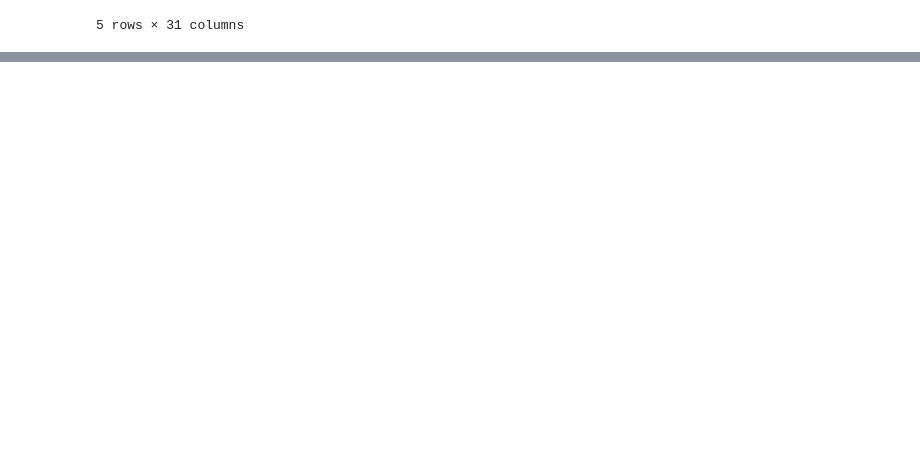
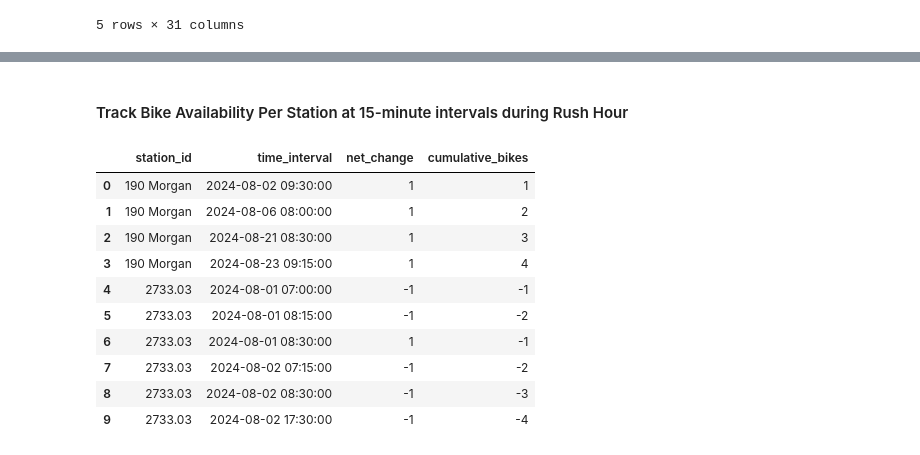
Before and after one commit to michaeltwersky/applied-ml-project, a Jupyter notebook: citibike_demand.ipynb, the cells around one changed output, grey strips where cells are left out. Saved outputs shown, nothing was run; the diff lists cells and outputs as text; code cells hidden in the pictures; blank space fills up the shorter version.

Commit message:
Performed Initial EDA + Bike Availability Analysis

```diff
--- a/citibike_demand.ipynb
+++ b/citibike_demand.ipynb
@@ -532,3 +535,5 @@ df_merged.to_csv('data/2024_08/df_merged.csv', index=False)
+# %%
+df_merged = pd.read_csv('data/2024_08/df_merged.csv', low_memory=False)
 # %%
 df_merged.info()
 # %% [output]
@@ -551,0 +662,10 @@ memory usage: 239.6+ MB
+# %%
+# Create 15-minute time intervals for grouping (Start)
+df_merged['start_time_interval'] = pd.to_datetime(df_merged['started_at']).dt.floor('15min')
+
+# Display sample of the new column
+print("Sample of start_time_interval:")
+print(df_merged[['started_at', 'start_time_interval']].head(10))
+
+# Show unique intervals
+print(f"\nNumber of unique 15-minute intervals: {df_merged['start_time_interval'].nunique()}")
@@ -551,0 +687,10 @@ memory usage: 239.6+ MB
+# %%
+# Create 15-minute time intervals for grouping (End)
+df_merged['end_time_interval'] = pd.to_datetime(df_merged['ended_at']).dt.floor('15min')
+
+# Display sample of the new column
+print("Sample of start_time_interval:")
+print(df_merged[['ended_at', 'end_time_interval']].head(10))
+
+# Show unique intervals
+print(f"\nNumber of unique 15-minute intervals: {df_merged['end_time_interval'].nunique()}")
@@ -551,0 +712,37 @@ memory usage: 239.6+ MB
+# %% [markdown]
+#### Track Bike Availability Per Station at 15-minute intervals during Rush Hour
+# %%
+# Create departure events
+departures_df = df_merged[['start_station_id', 'start_time_interval']].copy()
+departures_df.columns = ['station_id', 'time_interval']
+departures_df['event_type'] = -1  # -1 for departure
+
+# Create arrival events
+arrivals_df = df_merged[['end_station_id', 'end_time_interval']].copy()
+arrivals_df.columns = ['station_id', 'time_interval']
+arrivals_df['event_type'] = 1  # +1 for arrival
+
+# Combine all events
+all_events = pd.concat([departures_df, arrivals_df], ignore_index=True)
+
+# Group by station and time interval
+bike_changes = all_events.groupby(['station_id', 'time_interval'])['event_type'].sum().reset_index()
+bike_changes.columns = ['station_id', 'time_interval', 'net_change']
+
+# Sort and calculate cumulative
+bike_changes = bike_changes.sort_values(['station_id', 'time_interval'])
+bike_changes['cumulative_bikes'] = bike_changes.groupby('station_id')['net_change'].cumsum()
+# %%
+bike_changes.head(10)
+# %% [output]
+|  | station_id | time_interval | net_change | cumulative_bikes |
+| 0 | 190 Morgan | 2024-08-02 09:30:00 | 1 | 1 |
+| 1 | 190 Morgan | 2024-08-06 08:00:00 | 1 | 2 |
+| 2 | 190 Morgan | 2024-08-21 08:30:00 | 1 | 3 |
+| 3 | 190 Morgan | 2024-08-23 09:15:00 | 1 | 4 |
+| 4 | 2733.03 | 2024-08-01 07:00:00 | -1 | -1 |
+| 5 | 2733.03 | 2024-08-01 08:15:00 | -1 | -2 |
+| 6 | 2733.03 | 2024-08-01 08:30:00 | 1 | -1 |
+| 7 | 2733.03 | 2024-08-02 07:15:00 | -1 | -2 |
+| 8 | 2733.03 | 2024-08-02 08:30:00 | -1 | -3 |
+| 9 | 2733.03 | 2024-08-02 17:30:00 | -1 | -4 |
```
Also changed, not shown: parts of 21 cells of this notebook.
